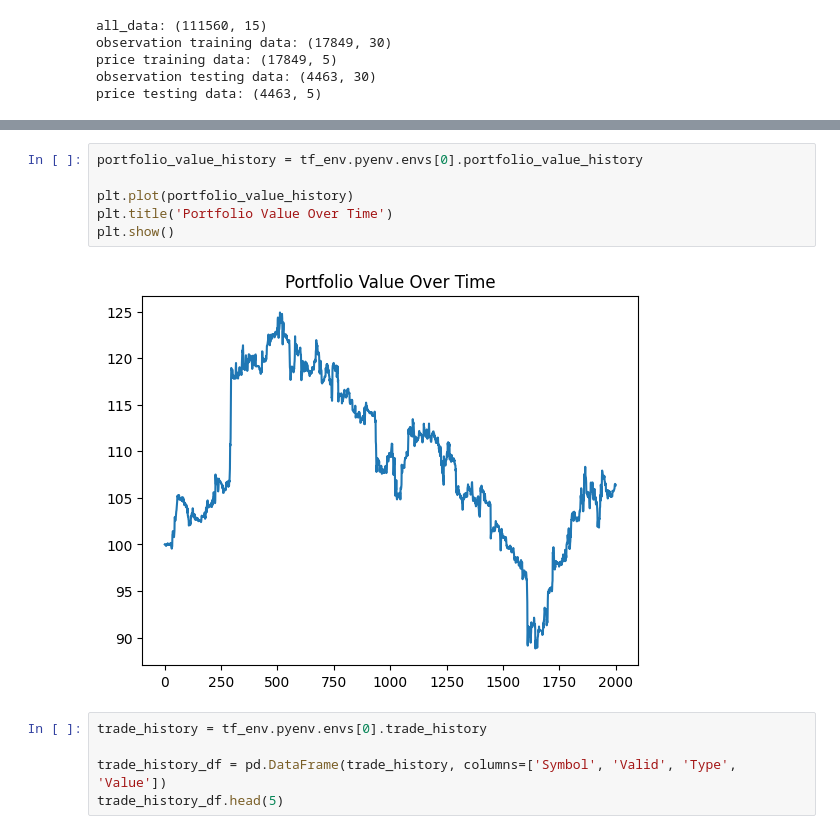
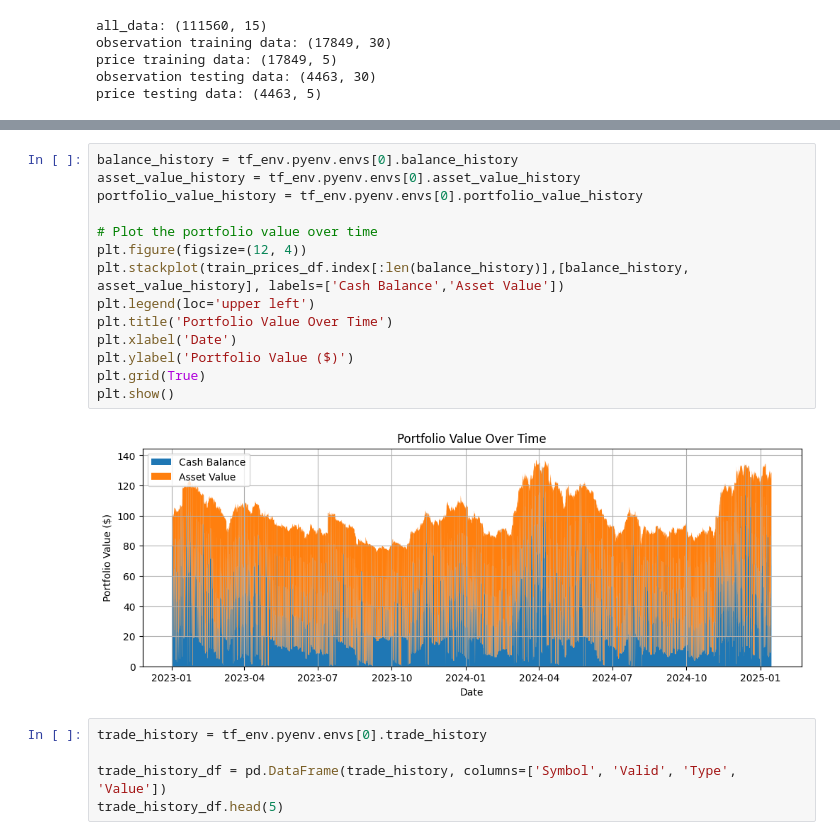
Before and after one commit to Pappa/bandido, a Jupyter notebook: notebooks/crypto/02-tf-agents-bandit-train.ipynb, the cells around one changed output, grey strips where cells are left out. Drawn from its saved outputs; the diff is of its cells as text.

```diff
--- a/notebooks/crypto/02-tf-agents-bandit-train.ipynb
+++ b/notebooks/crypto/02-tf-agents-bandit-train.ipynb
@@ -238,11 +221,19 @@ plt.show()
-# %%
-portfolio_value_history = tf_env.pyenv.envs[0].portfolio_value_history
-
-plt.plot(portfolio_value_history)
-plt.title('Portfolio Value Over Time')
-plt.show()
-# %% [output]
-[figure, removed]
+# %%
+balance_history = tf_env.pyenv.envs[0].balance_history
+asset_value_history = tf_env.pyenv.envs[0].asset_value_history
+portfolio_value_history = tf_env.pyenv.envs[0].portfolio_value_history
+
+# Plot the portfolio value over time
+plt.figure(figsize=(12, 4))
+plt.stackplot(train_prices_df.index[:len(balance_history)],[balance_history, asset_value_history], labels=['Cash Balance','Asset Value'])
+plt.legend(loc='upper left')
+plt.title('Portfolio Value Over Time')
+plt.xlabel('Date')
+plt.ylabel('Portfolio Value ($)')
+plt.grid(True)
+plt.show()
+# %% [output]
+[figure, added]
 # %%
 trade_history = tf_env.pyenv.envs[0].trade_history
 
```
Also changed, not shown: parts of 8 cells of this notebook.
